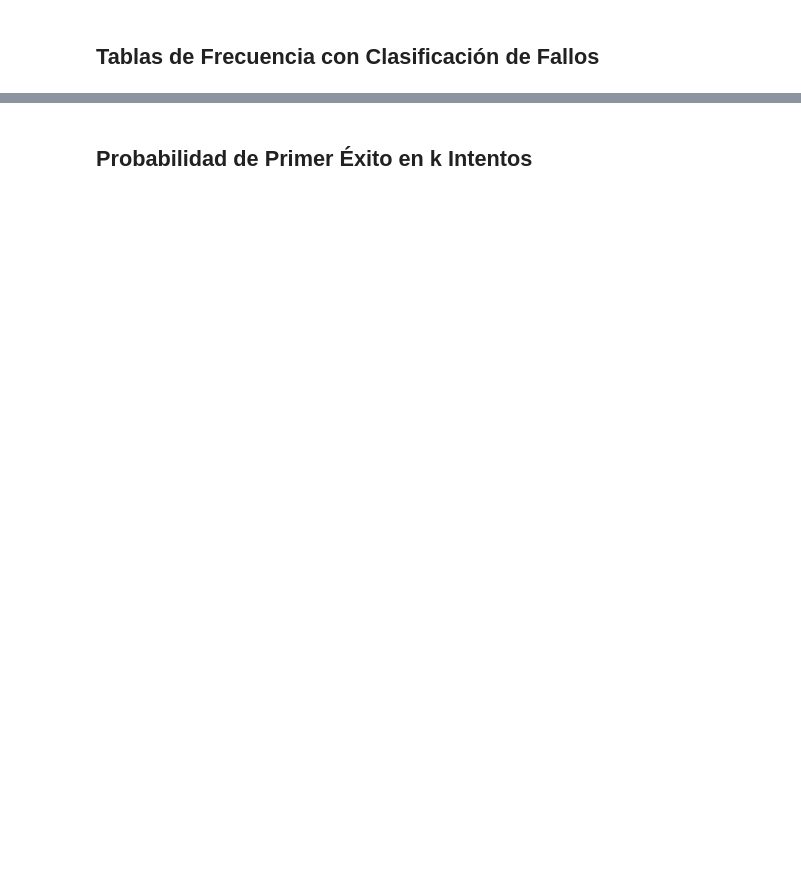
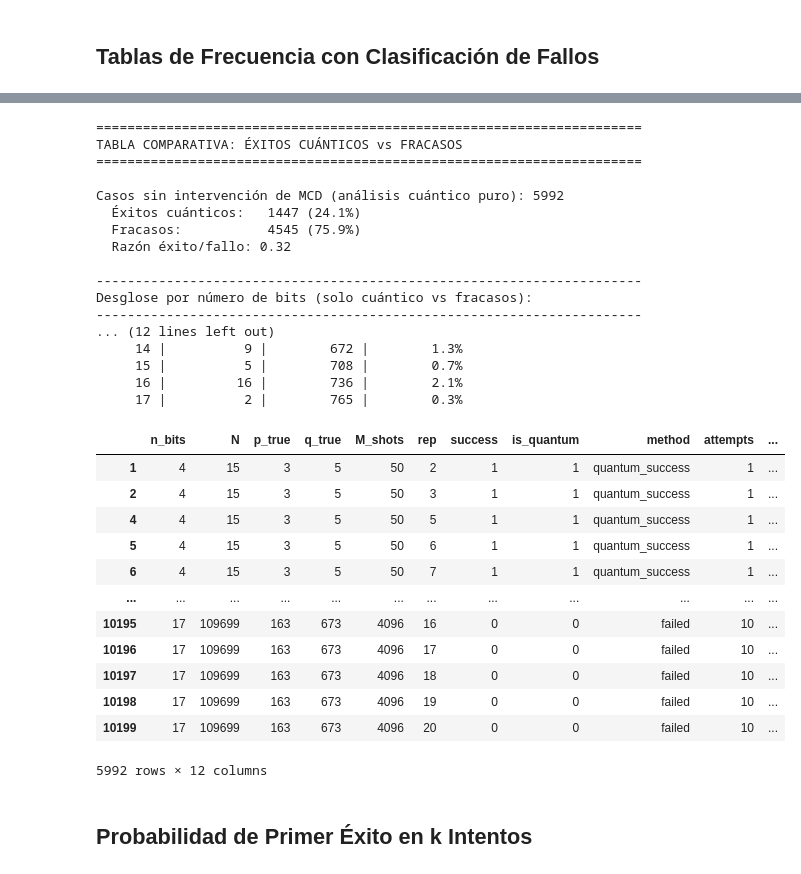
Before and after one commit to Alejandr05ang/factorizacion_numeros_semiprimos, a Jupyter notebook: ComputacionCuantica.ipynb, the cells around one changed output, grey strips where cells are left out. Saved outputs shown, nothing was run; the diff lists cells and outputs as text; code cells hidden in the pictures; blank space fills up the shorter version.

```diff
--- a/ComputacionCuantica.ipynb
+++ b/ComputacionCuantica.ipynb
@@ -402,3 +416,72 @@ All        557      2057              506  3120
+# %%
+def quantum_vs_failed_table(df):
+    """Tabla comparativa explícita: Éxitos Cuánticos vs Fracasos"""
+    print("\n" + "="*70)
+    print("TABLA COMPARATIVA: ÉXITOS CUÁNTICOS vs FRACASOS")
+    print("="*70)
+
+    # Solo casos relevantes (excluyendo gcd_luck)
+    df_pure = df[df['method'] != 'gcd_luck'].copy()
+
+    quantum_ok = len(df_pure[df_pure['method'] == 'quantum_success'])
+    failed = len(df_pure[df_pure['method'] == 'failed'])
+    total = quantum_ok + failed
+
+    print(f"\nCasos sin intervención de MCD (análisis cuántico puro): {total}")
+    print(f"  Éxitos cuánticos:  {quantum_ok:5d} ({100*quantum_ok/total:.1f}%)")
+    print(f"  Fracasos:          {failed:5d} ({100*failed/total:.1f}%)")
+    if failed > 0:
+        print(f"  Razón éxito/fallo: {quantum_ok/failed:.2f}")
+
+    # Desglose por n_bits
+    print("\n" + "-"*70)
+    print("Desglose por número de bits (solo cuántico vs fracasos):")
+    print("-"*70)
+    print(f"{'n_bits':>7} | {'Cuántico':>10} | {'Fracasos':>10} | {'Tasa Éxito':>12}")
+    print("-"*70)
+
+    for n in sorted(df_pure['n_bits'].unique()):
+        df_n = df_pure[df_pure['n_bits'] == n]
+        q = len(df_n[df_n['method'] == 'quantum_success'])
+        f = len(df_n[df_n['method'] == 'failed'])
+        rate = q / (q + f) if (q + f) > 0 else 0
+        print(f"{n:>7} | {q:>10} | {f:>10} | {rate:>11.1%}")
+
+    return df_pure
+
+# Ejecutar
+quantum_vs_failed_table(df)
+# %% [output]
+======================================================================
+TABLA COMPARATIVA: ÉXITOS CUÁNTICOS vs FRACASOS
+======================================================================
+
+Casos sin intervención de MCD (análisis cuántico puro): 5992
+  Éxitos cuánticos:   1447 (24.1%)
+  Fracasos:           4545 (75.9%)
+  Razón éxito/fallo: 0.32
+
+----------------------------------------------------------------------
+Desglose por número de bits (solo cuántico vs fracasos):
+----------------------------------------------------------------------
+... (12 lines left out)
+     14 |          9 |        672 |        1.3%
+     15 |          5 |        708 |        0.7%
+     16 |         16 |        736 |        2.1%
+     17 |          2 |        765 |        0.3%
+|  | n_bits | N | p_true | q_true | M_shots | rep | success | is_quantum | method | attempts | ... |
+| 1 | 4 | 15 | 3 | 5 | 50 | 2 | 1 | 1 | quantum_success | 1 | ... |
+| 2 | 4 | 15 | 3 | 5 | 50 | 3 | 1 | 1 | quantum_success | 1 | ... |
+| 4 | 4 | 15 | 3 | 5 | 50 | 5 | 1 | 1 | quantum_success | 1 | ... |
+| 5 | 4 | 15 | 3 | 5 | 50 | 6 | 1 | 1 | quantum_success | 1 | ... |
+| 6 | 4 | 15 | 3 | 5 | 50 | 7 | 1 | 1 | quantum_success | 1 | ... |
+| ... | ... | ... | ... | ... | ... | ... | ... | ... | ... | ... | ... |
+| 10195 | 17 | 109699 | 163 | 673 | 4096 | 16 | 0 | 0 | failed | 10 | ... |
+| 10196 | 17 | 109699 | 163 | 673 | 4096 | 17 | 0 | 0 | failed | 10 | ... |
+| 10197 | 17 | 109699 | 163 | 673 | 4096 | 18 | 0 | 0 | failed | 10 | ... |
+| 10198 | 17 | 109699 | 163 | 673 | 4096 | 19 | 0 | 0 | failed | 10 | ... |
+| 10199 | 17 | 109699 | 163 | 673 | 4096 | 20 | 0 | 0 | failed | 10 | ... |
+5992 rows × 12 columns
 # %% [markdown]
 ## Probabilidad de Primer Éxito en k Intentos
 # %%
```
Also changed, not shown: parts of 13 cells of this notebook, 8 other files.
